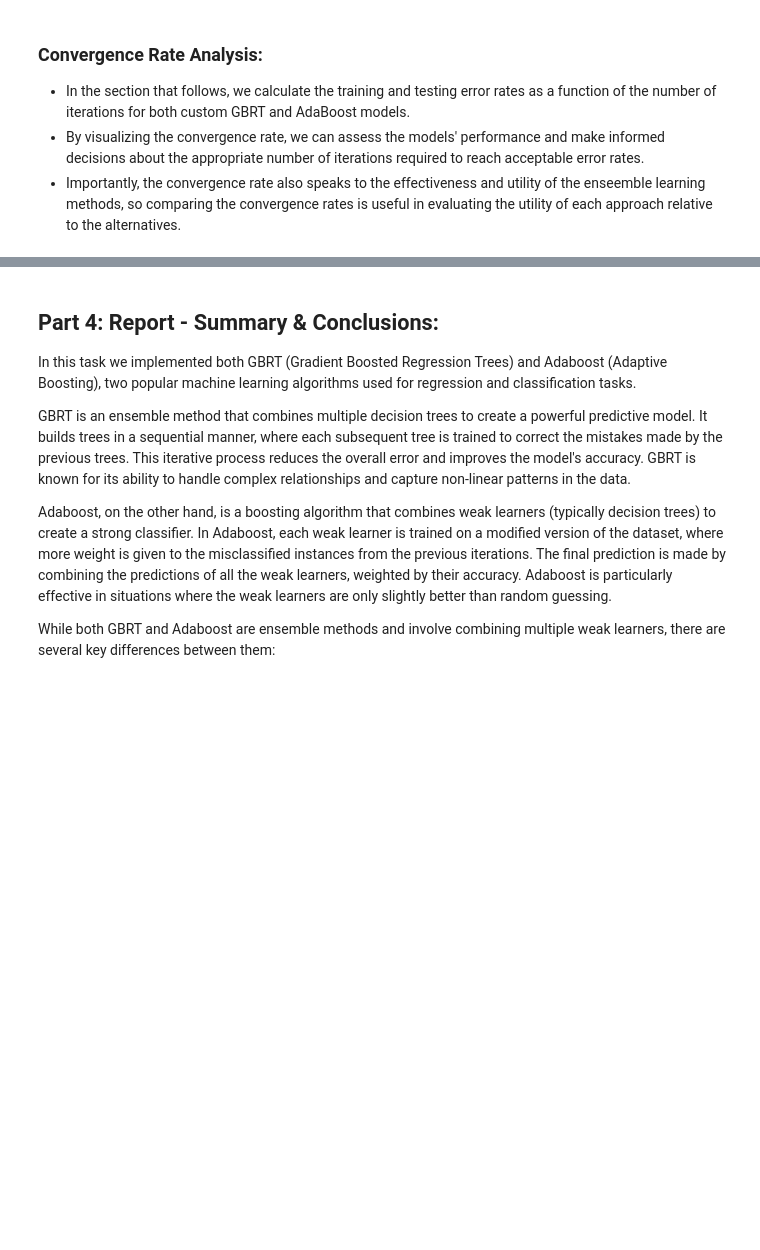
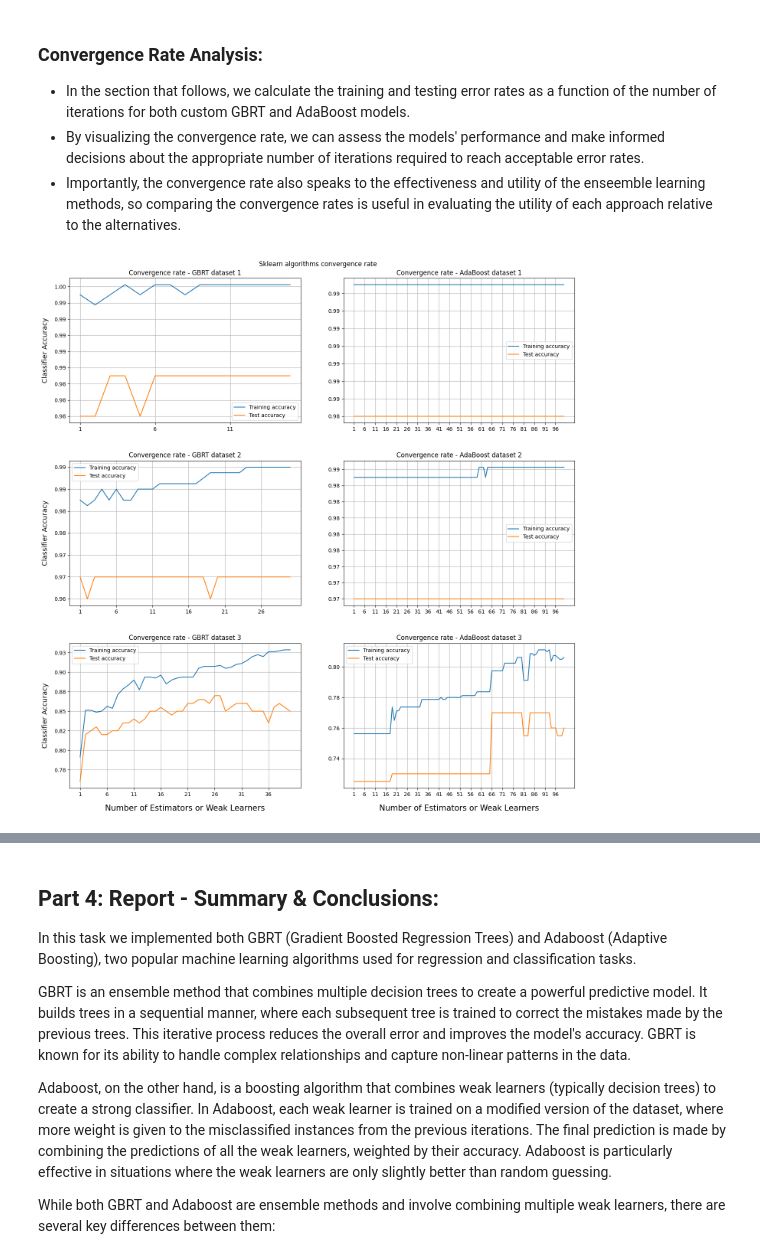
Before and after one commit to BDR2939/Advanced-ML, a Jupyter notebook: HW2/3945_HW2_011996279_207576463.ipynb, the cells around one changed output, grey strips where cells are left out. Saved outputs shown, nothing was run; the diff lists cells and outputs as text; code cells hidden in the pictures; blank space fills up the shorter version.

```diff
--- a/HW2/3945_HW2_011996279_207576463.ipynb
+++ b/HW2/3945_HW2_011996279_207576463.ipynb
@@ -532,6 +532,54 @@ Test accuracy: 0.72
 - In the section that follows, we calculate the training and testing error rates as a function of the number of iterations for both custom GBRT and AdaBoost models.
 - By visualizing the convergence rate, we can assess the models' performance and make informed decisions about the appropriate number of iterations required to reach acceptable error rates.
 - Importantly, the convergence rate also speaks to the effectiveness and utility of the enseemble learning methods, so comparing the convergence rates is useful in evaluating the utility of each approach relative to the alternatives.
+# %%
+def plot_convergence(pos, model, X_train, y_train, X_test, y_test, n_iterations, title):
+    train_accs, test_accs, train_errors, test_errors = [], [], [], []
+
+    if model == 'GBRT':
+        model = gbc(n_estimators=20, learning_rate=0.1, max_depth=3)
+    else:
+        model = abc(n_estimators=20, learning_rate=0.1)
+
+    for n in range(1, n_iterations + 1):
+
+        model.set_params(**{'n_estimators': n})
+        model.fit(X_train, y_train)
+        train_pred = model.predict(X_train)
+        test_pred = model.predict(X_test)
+        train_accuracy = accuracy_score(y_train, train_pred)
+        test_accuracy = accuracy_score(y_test, test_pred)
+
+        train_accs.append(train_accuracy)
+        test_accs.append(test_accuracy)
+        train_errors.append(1 - train_accuracy)
+        test_errors.append(1 - test_accuracy)
+
+    pos.plot(range(1, n_iterations + 1), train_accs, label='Training accuracy')
+    pos.plot(range(1, n_iterations + 1), test_accs, label='Test accuracy')
+    if pos in [axes[2,0], axes[2,1]]:
+        pos.set_xlabel('Number of Estimators or Weak Learners', fontsize=15, labelpad=14)
+    if pos in [axes[0,0], axes[1,0], axes[2,0]]:
+        pos.set_ylabel('Classifier Accuracy', fontsize=13, labelpad=10)
+    pos.yaxis.set_major_formatter(FormatStrFormatter('%.2f'))
+    pos.set_xticks(range(1, n_iterations + 1, 5))
+    pos.set_title(f'Convergence rate - {title}')
+    pos.legend()
+    pos.grid()
+
+fig, axes = plt.subplots(3, 2, figsize=(15,15))
+fig.tight_layout(pad=5)
+fig.suptitle('Sklearn algorithms convergence rate')
+
+plot_convergence(axes[0,0], 'GBRT', train_data1, train_labels1, test_data1, test_labels1, 15, 'GBRT dataset 1')
+plot_convergence(axes[0,1], 'Adaboost', train_data1, train_labels1, test_data1, test_labels1, 100, 'AdaBoost dataset 1')
+plot_convergence(axes[1,0], 'GBRT', train_data2, train_labels2, test_data2, test_labels2, 30, 'GBRT dataset 2')
+plot_convergence(axes[1,1], 'Adaboost', train_data2, train_labels2, test_data2, test_labels2, 100, 'AdaBoost dataset 2')
+plot_convergence(axes[2,0], 'GBRT', train_data3, train_labels3, test_data3, test_labels3, 40, 'GBRT dataset 3')
+plot_convergence(axes[2,1], 'Adaboost', train_data3, train_labels3, test_data3, test_labels3, 100, 'AdaBoost dataset 3')
+plt.show()
+# %% [output]
+[figure, added]
 # %%
 def plot_convergence(pos, model, X_train, y_train, X_test, y_test, n_iterations, title):
     train_accs, test_accs, train_errors, test_errors = [], [], [], []
```
Also changed, not shown: parts of 2 cells of this notebook.
